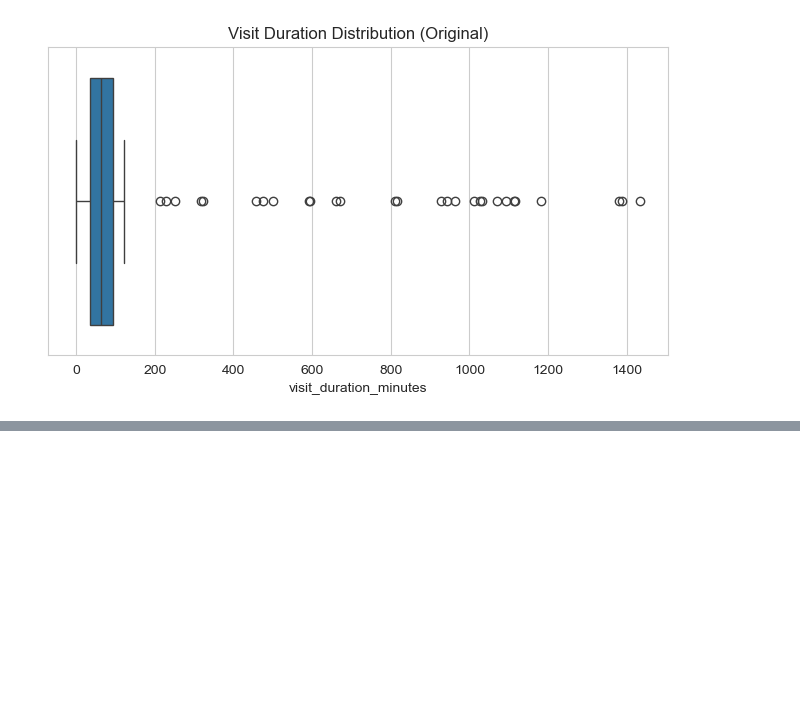
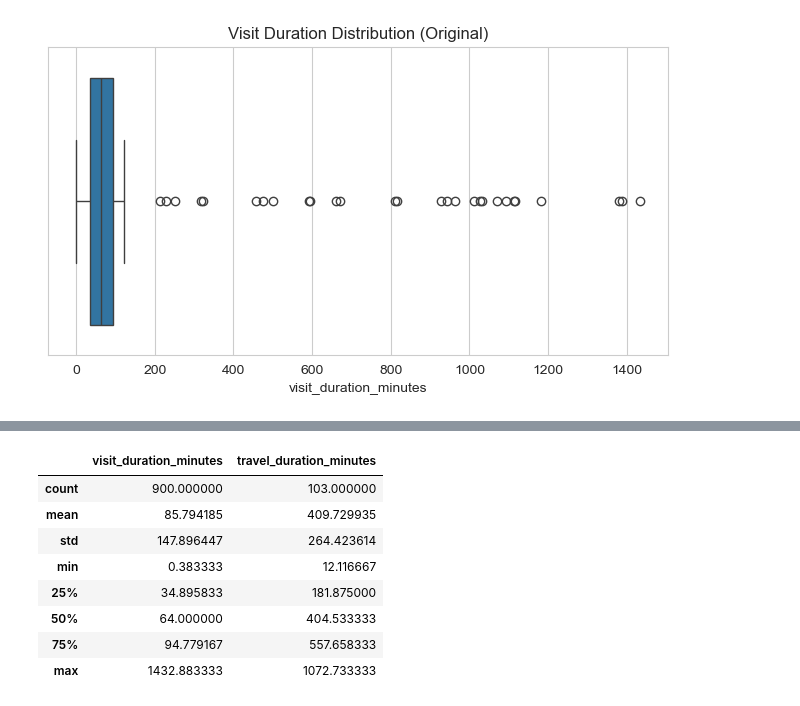
Before and after one commit to 67KaylaDo/littlesteps-visit-analysis, a Jupyter notebook: notebooks/littlesteps_analysis.ipynb, the cells around one changed output, grey strips where cells are left out. Cells and saved outputs as stored; diff of their text form; code cells hidden in the pictures; blank space fills up the shorter version.

Commit message:
Update feature engineering and descriptive statistics for visit and travel durations

```diff
--- a/notebooks/littlesteps_analysis.ipynb
+++ b/notebooks/littlesteps_analysis.ipynb
@@ -763,0 +780,12 @@ plt.show()
+# %%
+# Sort visits chronologically for each nurse
+
+df_clean = df_clean.sort_values(["nurse_id", "visit_start_time"]).copy()
+# %%
+df_clean["prev_visit_end_time"] = df_clean.groupby("nurse_id")["visit_end_time"].shift(1)
+df_clean["prev_visit_location"] = df_clean.groupby("nurse_id")["visit_location"].shift(1)
+# %%
+df_clean["travel_duration_minutes"] = (
+    (df_clean["visit_start_time"] - df_clean["prev_visit_end_time"])
+    .dt.total_seconds() / 60
+)
@@ -763,0 +797,20 @@ plt.show()
+# %%
+df_clean["visit_date"] = df_clean["visit_start_time"].dt.date
+df_clean["prev_visit_date"] = df_clean.groupby("nurse_id")["visit_date"].shift(1)
+
+df_clean.loc[
+    df_clean["visit_date"] != df_clean["prev_visit_date"],
+    "travel_duration_minutes"
+] = np.nan
+# %%
+df_clean[["visit_duration_minutes", "travel_duration_minutes"]].describe()
+# %% [output]
+|  | visit_duration_minutes | travel_duration_minutes |
+| count | 900.000000 | 103.000000 |
+| mean | 85.794185 | 409.729935 |
+| std | 147.896447 | 264.423614 |
+| min | 0.383333 | 12.116667 |
+| 25% | 34.895833 | 181.875000 |
+| 50% | 64.000000 | 404.533333 |
+| 75% | 94.779167 | 557.658333 |
+| max | 1432.883333 | 1072.733333 |
```
Also changed, not shown: parts of 4 cells of this notebook.
